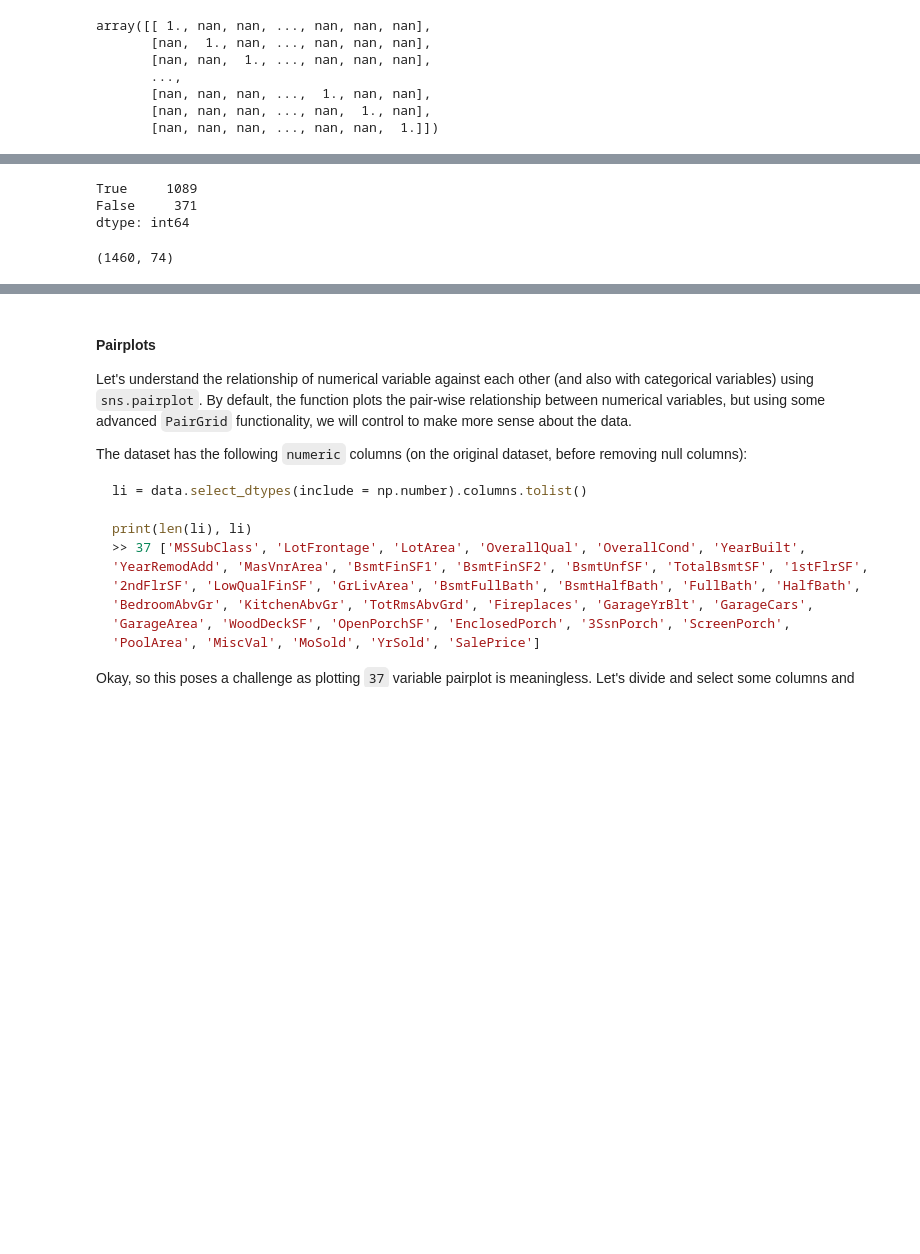
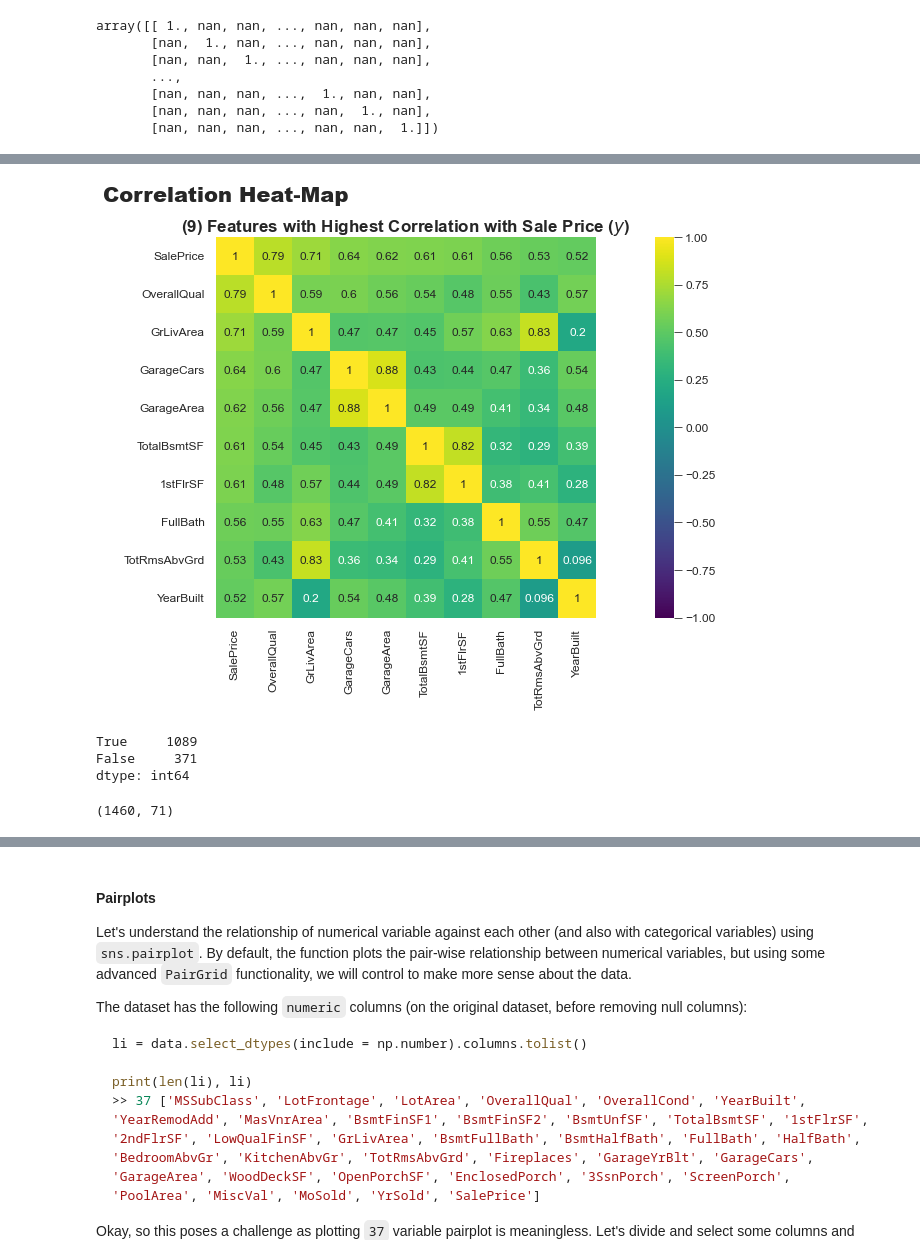
Before and after one commit to ZenithClown/self-development, a Jupyter notebook: competitions/kaggle/House Prices - Advanced Regression Techniques/Data Analysis.ipynb, the cells around one changed output, grey strips where cells are left out. Saved outputs shown, nothing was run; the diff lists cells and outputs as text; code cells hidden in the pictures; blank space fills up the shorter version.

```diff
--- a/competitions/kaggle/House Prices - Advanced Regression Techniques/Data Analysis.ipynb
+++ b/competitions/kaggle/House Prices - Advanced Regression Techniques/Data Analysis.ipynb
@@ -328,3 +349,12 @@ plt.show()
+# %%
+# correlation of all features
+sns.heatmap(data[cols].corr(), vmin = -1, vmax = 1, cmap = "viridis", square = True, annot = True)
+
+plt.suptitle("Correlation Heat-Map")
+plt.title(f"({K -1}) Features with Highest Correlation with Sale Price ($y$)")
+plt.show()
+# %% [output]
+[figure, added]
 # %%
 data[["YearBuilt", "GarageYrBlt"]].apply(lambda x : np.equal(*x), axis = 1).value_counts()
 # %% [output]
@@ -334,7 +366,7 @@ dtype: int64
 # %%
 # based on observation, removing excess column
 # not to remove `area` as it might require some further analysis
-data.drop(columns = ["GarageYrBlt"], inplace = True)
+data.drop(columns = DISCARDED_FEATURES, inplace = True)
 data.shape
 # %% [output]
-(1460, 74)
+(1460, 71)
```
Also changed, not shown: parts of 13 cells of this notebook.
